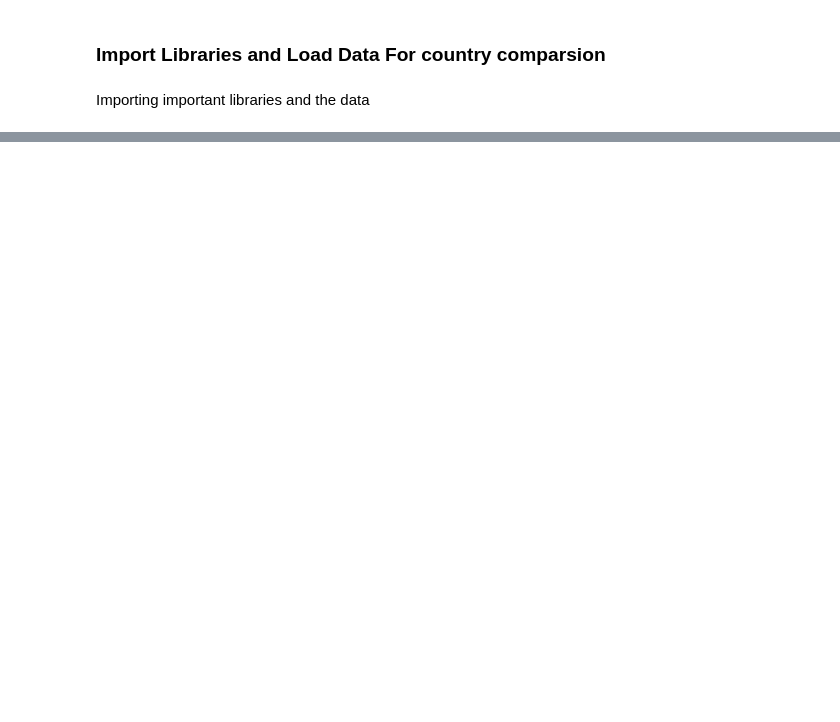
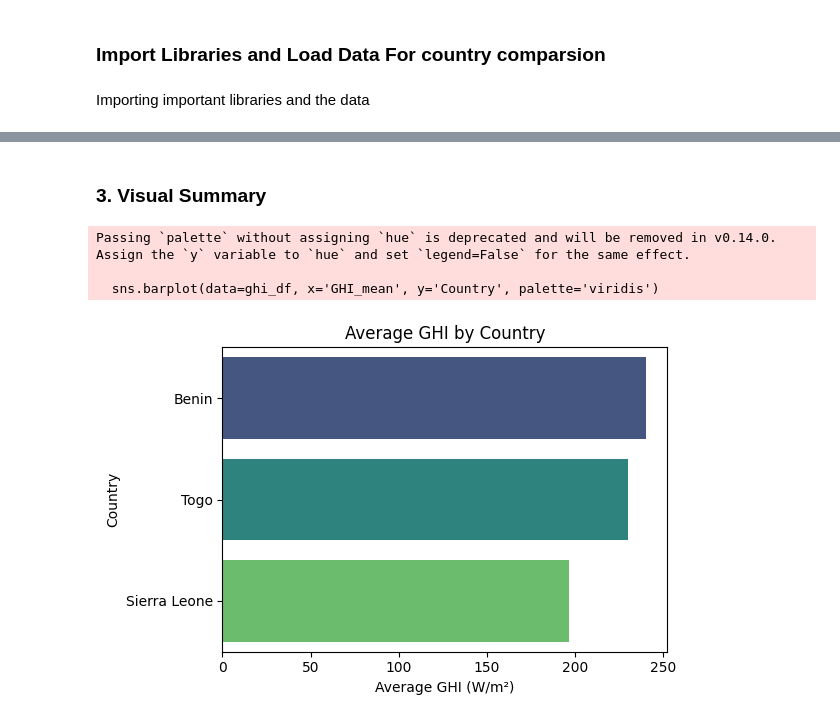
Before and after one commit to tonebyu/cross-country-solar-farm-analysis, a Jupyter notebook: notebooks/compare_countries.ipynb, the cells around one changed output, grey strips where cells are left out. Saved outputs shown, nothing was run; the diff lists cells and outputs as text; code cells hidden in the pictures; blank space fills up the shorter version.

```diff
--- a/notebooks/compare_countries.ipynb
+++ b/notebooks/compare_countries.ipynb
@@ -146,0 +158,27 @@ plt.show()
+# %% [markdown]
+### 3. Visual Summary
+# %%
+avg_ghi = {
+    'Benin': 240.34,
+    'Sierra Leone': 196.44,
+    'Togo': 229.83
+}
+
+# Convert to DataFrame
+ghi_df = pd.DataFrame(list(avg_ghi.items()), columns=['Country', 'GHI_mean'])
+ghi_df = ghi_df.sort_values('GHI_mean', ascending=False)
+
+# Plot ranked bar chart
+plt.figure(figsize=(6, 4))
+sns.barplot(data=ghi_df, x='GHI_mean', y='Country', palette='viridis')
+
+plt.title('Average GHI by Country')
+plt.xlabel('Average GHI (W/m²)')
+plt.ylabel('Country')
+plt.tight_layout()
+plt.show()
+# %% [output]
+Passing `palette` without assigning `hue` is deprecated and will be removed in v0.14.0. Assign the `y` variable to `hue` and set `legend=False` for the same effect.
+
+  sns.barplot(data=ghi_df, x='GHI_mean', y='Country', palette='viridis')
+[figure, added]
```
Also changed, not shown: parts of 19 cells of this notebook, 2 other files.
